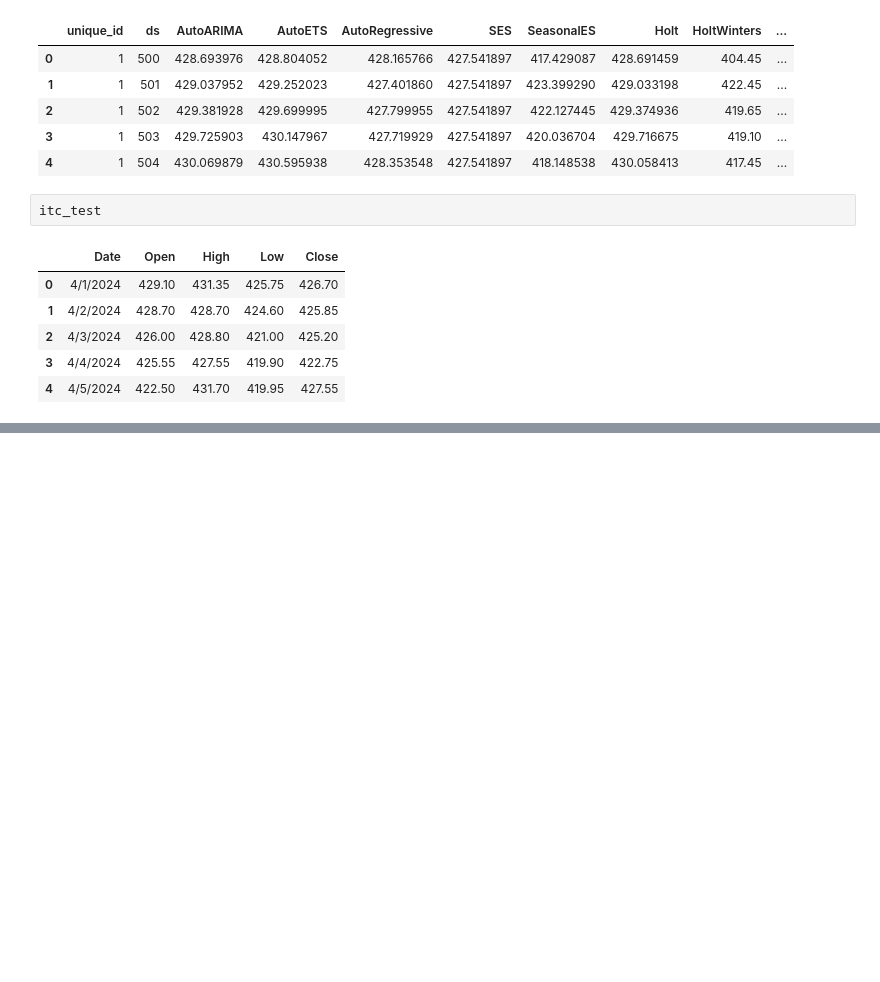
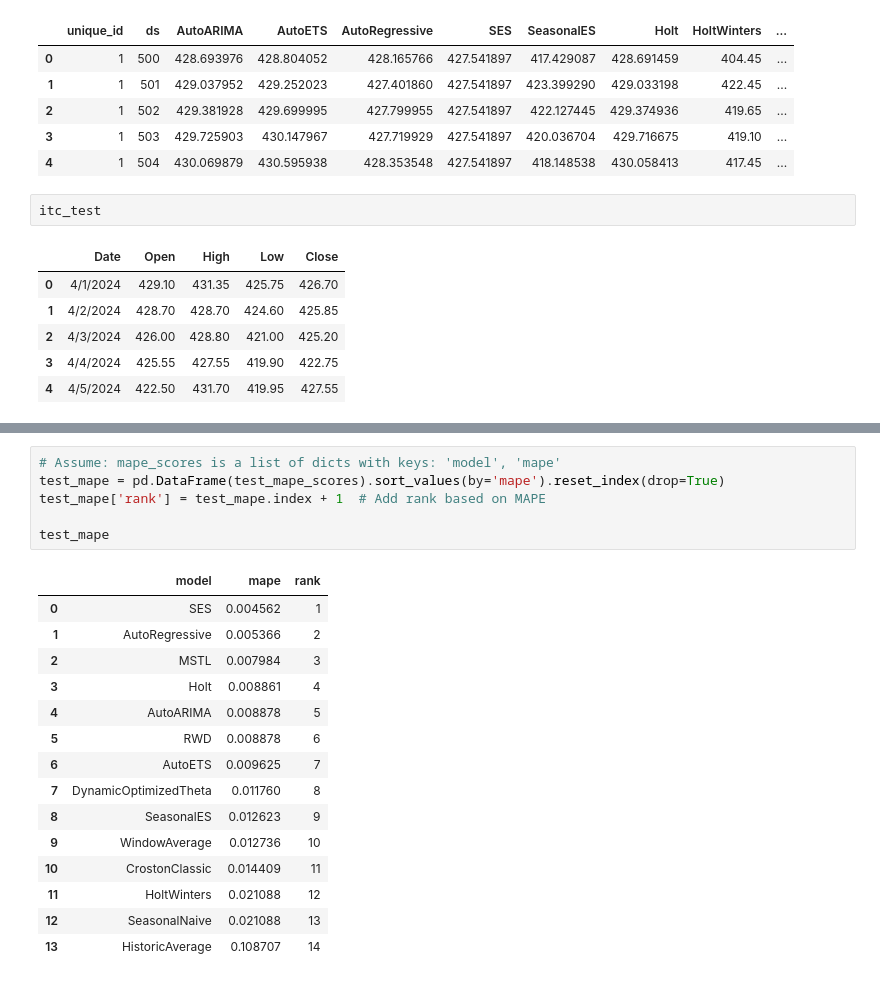
Before and after one commit to Vrunda-Kulkarni/Stock_Price_Prediction, a Jupyter notebook: 02_statsforecast.ipynb, the cells around one changed output, grey strips where cells are left out. Cells and saved outputs as stored; diff of their text form; blank space fills up the shorter version.

```diff
--- a/02_statsforecast.ipynb
+++ b/02_statsforecast.ipynb
@@ -617,0 +666,22 @@ itc_test
+# %%
+# Assume: mape_scores is a list of dicts with keys: 'model', 'mape'
+test_mape = pd.DataFrame(test_mape_scores).sort_values(by='mape').reset_index(drop=True)
+test_mape['rank'] = test_mape.index + 1  # Add rank based on MAPE
+
+test_mape
+# %% [output]
+|  | model | mape | rank |
+| 0 | SES | 0.004562 | 1 |
+| 1 | AutoRegressive | 0.005366 | 2 |
+| 2 | MSTL | 0.007984 | 3 |
+| 3 | Holt | 0.008861 | 4 |
+| 4 | AutoARIMA | 0.008878 | 5 |
+| 5 | RWD | 0.008878 | 6 |
+| 6 | AutoETS | 0.009625 | 7 |
+| 7 | DynamicOptimizedTheta | 0.011760 | 8 |
+| 8 | SeasonalES | 0.012623 | 9 |
+| 9 | WindowAverage | 0.012736 | 10 |
+| 10 | CrostonClassic | 0.014409 | 11 |
+| 11 | HoltWinters | 0.021088 | 12 |
+| 12 | SeasonalNaive | 0.021088 | 13 |
+| 13 | HistoricAverage | 0.108707 | 14 |
```
Also changed, not shown: parts of 11 cells of this notebook.
